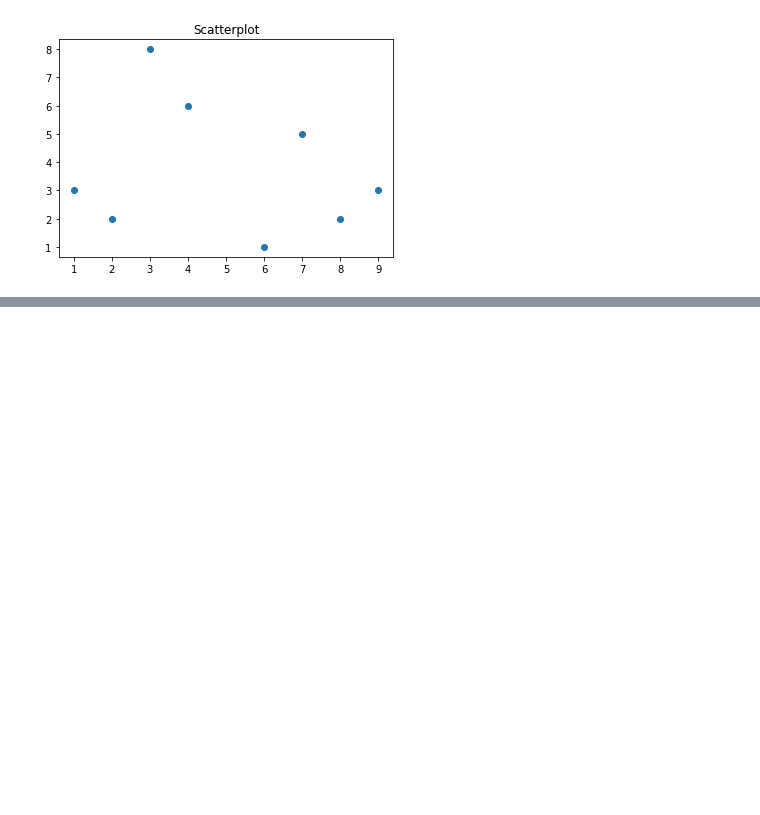
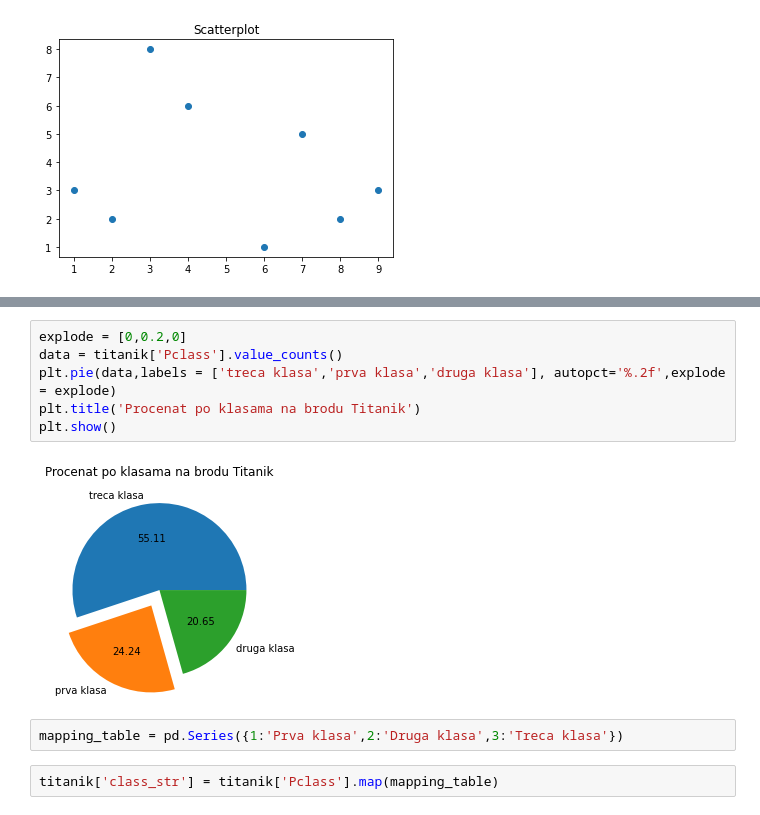
Before and after one commit to milicajosic996/data-analyst-pandas, a Jupyter notebook: Vizualizacija podataka.ipynb, the cells around one changed output, grey strips where cells are left out. Saved outputs shown, nothing was run; the diff lists cells and outputs as text; blank space fills up the shorter version.

```diff
--- a/Vizualizacija podataka.ipynb
+++ b/Vizualizacija podataka.ipynb
@@ -76,0 +96,12 @@ plt.show()
+# %%
+explode = [0,0.2,0]
+data = titanik['Pclass'].value_counts()
+plt.pie(data,labels = ['treca klasa','prva klasa','druga klasa'], autopct='%.2f',explode = explode)
+plt.title('Procenat po klasama na brodu Titanik')
+plt.show()
+# %% [output]
+[figure, added]
+# %%
+mapping_table = pd.Series({1:'Prva klasa',2:'Druga klasa',3:'Treca klasa'})
+# %%
+titanik['class_str'] = titanik['Pclass'].map(mapping_table)
```
Also changed, not shown: parts of 20 cells of this notebook.
